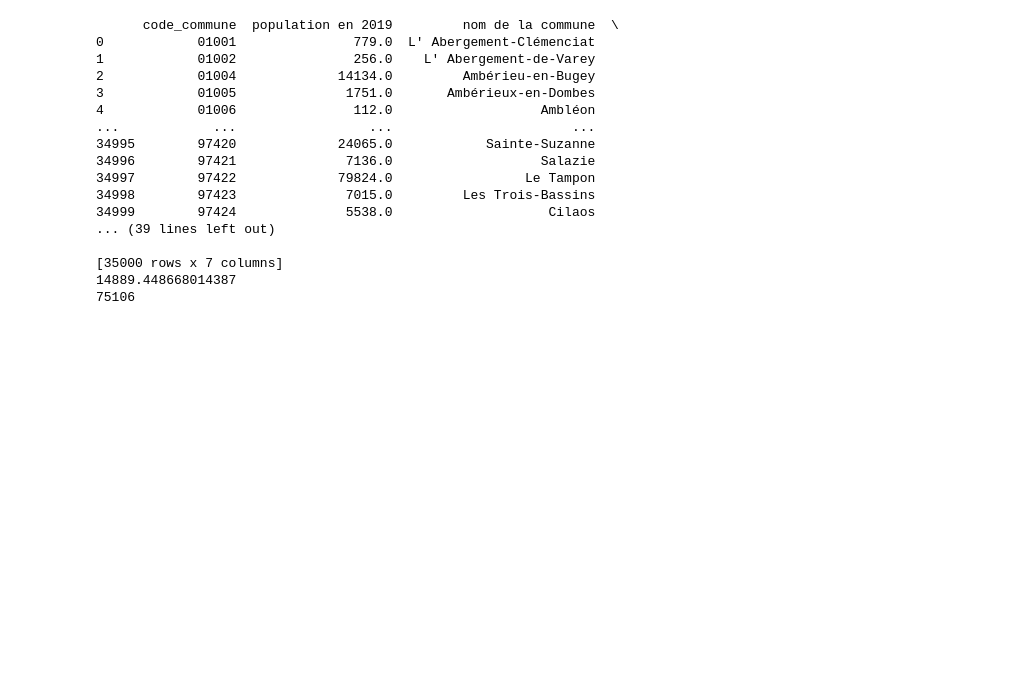
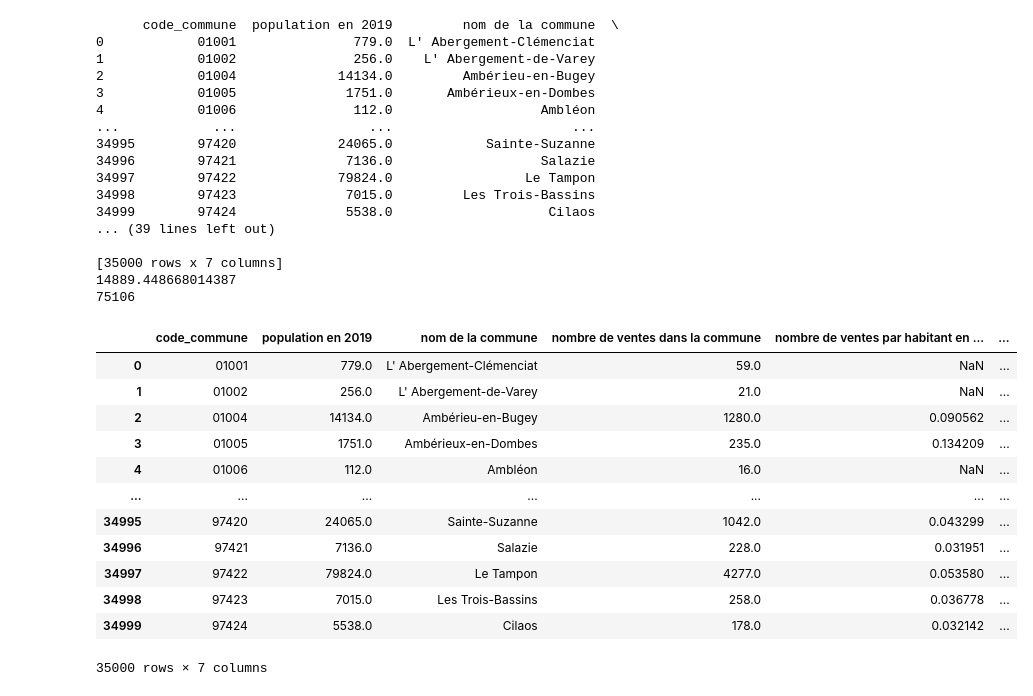
Before and after one commit to RRzm/Python_2A, a Jupyter notebook: traitement.ipynb, the cells around one changed output. Saved outputs shown, nothing was run; the diff lists cells and outputs as text; code cells hidden in the pictures; blank space fills up the shorter version.

```diff
--- a/traitement.ipynb
+++ b/traitement.ipynb
@@ -435,3 +435,19 @@ print(df_final['code_commune'][df_final['moyenne tronquée du prix au m2'].idxma
 [35000 rows x 7 columns]
 14889.448668014387
 75106
+# %%
+df_final
+# %% [output]
+|  | code_commune | population en 2019 | nom de la commune | nombre de ventes dans la commune | nombre de ventes par habitant en ... | ... |
+| 0 | 01001 | 779.0 | L' Abergement-Clémenciat | 59.0 | NaN | ... |
+| 1 | 01002 | 256.0 | L' Abergement-de-Varey | 21.0 | NaN | ... |
+| 2 | 01004 | 14134.0 | Ambérieu-en-Bugey | 1280.0 | 0.090562 | ... |
+| 3 | 01005 | 1751.0 | Ambérieux-en-Dombes | 235.0 | 0.134209 | ... |
+| 4 | 01006 | 112.0 | Ambléon | 16.0 | NaN | ... |
+| ... | ... | ... | ... | ... | ... | ... |
+| 34995 | 97420 | 24065.0 | Sainte-Suzanne | 1042.0 | 0.043299 | ... |
+| 34996 | 97421 | 7136.0 | Salazie | 228.0 | 0.031951 | ... |
+| 34997 | 97422 | 79824.0 | Le Tampon | 4277.0 | 0.053580 | ... |
+| 34998 | 97423 | 7015.0 | Les Trois-Bassins | 258.0 | 0.036778 | ... |
+| 34999 | 97424 | 5538.0 | Cilaos | 178.0 | 0.032142 | ... |
+35000 rows × 7 columns
```
Also changed, not shown: parts of 5 cells of this notebook, 3 other files.
